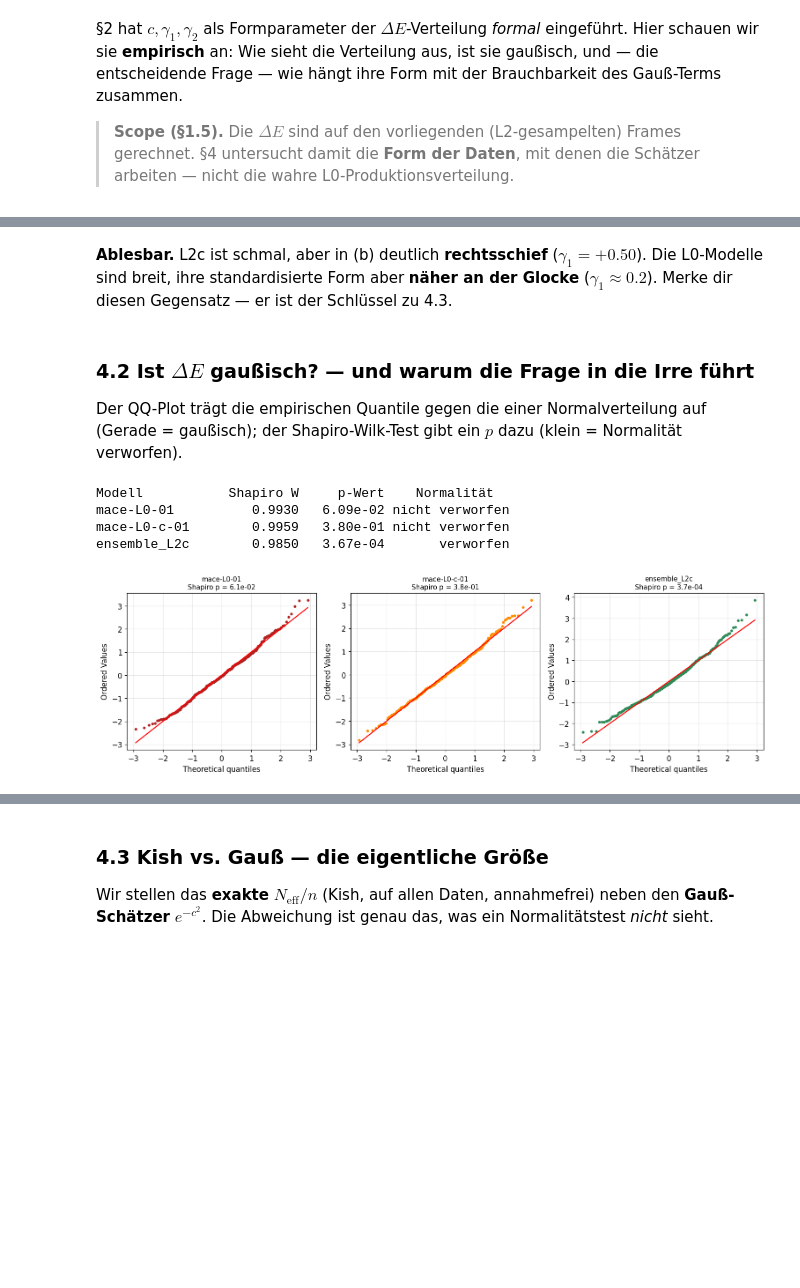
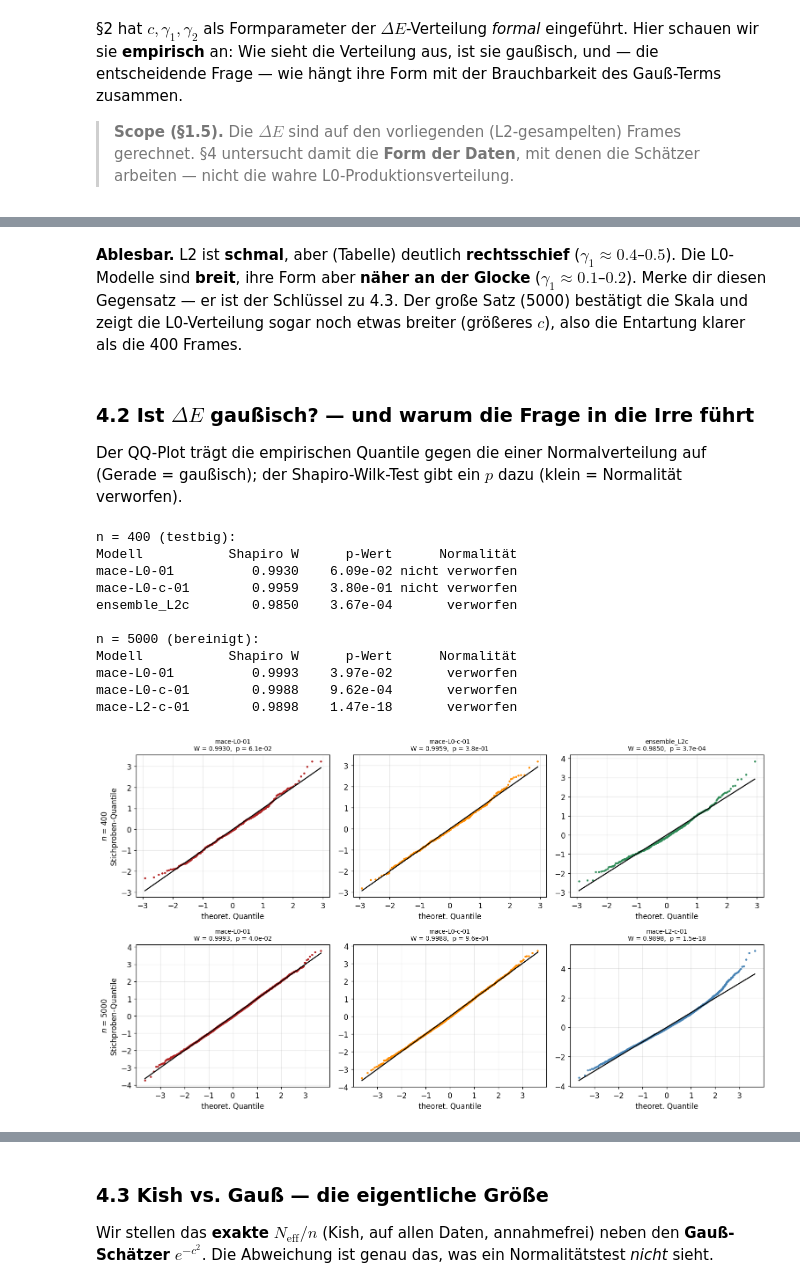
Before and after one commit to EmilOhligs/Kish_estimator, a Jupyter notebook: Results/UQ_L0/screening_methode.ipynb, the cells around one changed output, grey strips where cells are left out. Cells and saved outputs as stored; diff of their text form; code cells hidden in the pictures; blank space fills up the shorter version.

```diff
--- a/Results/UQ_L0/screening_methode.ipynb
+++ b/Results/UQ_L0/screening_methode.ipynb
@@ -261,3 +261,21 @@ ax.set_title("Reweighting-Gewichte: L0 entartet (breit), L2c gutartig (schmal)")
 ax.legend(); plt.tight_layout(); plt.show()
 # %% [output]
 [figure]
+# %%
+# dasselbe auf dem grossen Satz (n=5000, bereinigt) — SEPARATER Plot neben dem 400er
+show_full = {"mace-L0-01": "firebrick", "mace-L0-c-01": "darkorange",
+             "mace-L2-c-01": "steelblue"}
+fig, ax = plt.subplots(figsize=(8, 4.5))
+for m, col in show_full.items():
+    e_dft, e_mace = load_full(m)                     # bereinigt (ohne die 4 DFT-Artefakte)
+    w = reweighting_weights(e_dft, e_mace, beta); w = w / w.mean()
+    ne = effective_sample_size(w) / w.size
+    wn = w[w > 0]
+    bins = np.logspace(np.log10(wn.min()), np.log10(wn.max()), 40)
+    ax.hist(wn, bins=bins, density=True, histtype="step", lw=2, color=col,
+            label=f"{m}   $N_\\mathrm{{eff}}/n$ = {ne:.2f}")
+ax.axvline(1.0, color="k", ls=":", lw=1, label="$w=\\langle w\\rangle$")
+ax.set_xscale("log")
+ax.set_xlabel("$w_i / \\langle w\\rangle$"); ax.set_ylabel("Dichte")
+ax.set_title("Reweighting-Gewichte, $n$=5000 (bereinigt): L0 entartet, L2 gutartig")
+ax.legend(); plt.tight_layout(); plt.show()
@@ -801,7 +854,9 @@ ensemble_L2c      0.327   +0.501   +0.390           8.22
 # %% [markdown]
-**Ablesbar.** L2c ist schmal, aber in (b) deutlich **rechtsschief** ($\gamma_1=+0.50$).
-Die L0-Modelle sind breit, ihre standardisierte Form aber **näher an der Glocke**
-($\gamma_1\approx0.2$). Merke dir diesen Gegensatz — er ist der Schlüssel zu 4.3.
+**Ablesbar.** L2 ist **schmal**, aber (Tabelle) deutlich **rechtsschief** ($\gamma_1\approx0.4$–$0.5$).
+Die L0-Modelle sind **breit**, ihre Form aber **näher an der Glocke** ($\gamma_1\approx0.1$–$0.2$).
+Merke dir diesen Gegensatz — er ist der Schlüssel zu 4.3. Der große Satz (5000) bestätigt die
+Skala und zeigt die L0-Verteilung sogar noch etwas breiter (größeres $c$), also die Entartung
+klarer als die 400 Frames.
 # %% [markdown]
 ### 4.2 Ist $\Delta E$ gaußisch? — und warum die Frage in die Irre führt
 
@@ -810,22 +865,39 @@ gaußisch); der Shapiro-Wilk-Test gibt ein $p$ dazu (klein = Normalität verworf
 # %%
 from scipy.stats import shapiro, probplot
 
-fig, axs = plt.subplots(1, 3, figsize=(14, 4.4))
-print(f"{'Modell':<15}{'Shapiro W':>11}{'p-Wert':>11}{'  Normalität':>14}")
-for ax, (m, col) in zip(axs, SHOW.items()):
-    e_dft, e_mace = load_energies(CACHE / MODELS[m]); dE = e_dft - e_mace
-    z = (dE - dE.mean()) / dE.std(ddof=1)
-    probplot(z, dist="norm", plot=ax)
-    W, pp = shapiro(dE)
-    verdict = "verworfen" if pp < 0.05 else "nicht verworfen"
-    print(f"{m:<15}{W:>11.4f}{pp:>11.2e}{verdict:>16}")
-    ax.set_title(f"{m}\nShapiro p = {pp:.1e}", fontsize=10)
-    ax.get_lines()[0].set_color(col); ax.get_lines()[0].set_markersize(3)
+def qq_row(axrow, items, loader):
+    print(f"{'Modell':<15}{'Shapiro W':>11}{'p-Wert':>12}{'  Normalität':>16}")
+    for ax, (m, col) in zip(axrow, items):
+        e_dft, e_mace = loader(m); dE = e_dft - e_mace
+        z = (dE - dE.mean()) / dE.std(ddof=1)
+        probplot(z, dist="norm", plot=ax)
+        W, pp = shapiro(dE)
+        verdict = "verworfen" if pp < 0.05 else "nicht verworfen"
+        print(f"{m:<15}{W:>11.4f}{pp:>12.2e}{verdict:>16}")
+        ax.set_title(f"{m}\nW = {W:.4f},  p = {pp:.1e}", fontsize=9)
+        ax.get_lines()[0].set_color(col); ax.get_lines()[0].set_markersize(2)
+        ax.get_lines()[1].set_color("k")
+        ax.set_xlabel("theoret. Quantile"); ax.set_ylabel("")
+
+fig, axs = plt.subplots(2, 3, figsize=(14, 8))
+print("n = 400 (testbig):")
+qq_row(axs[0], list(SHOW_400.items()),  lambda m: load_energies(CACHE / MODELS[m]))
+print("\nn = 5000 (bereinigt):")
+qq_row(axs[1], list(SHOW_5000.items()), lambda m: load_full(m))
+axs[0, 0].set_ylabel("$n$ = 400\nStichproben-Quantile")
+axs[1, 0].set_ylabel("$n$ = 5000\nStichproben-Quantile")
 plt.tight_layout(); plt.show()
 # %% [output]
-Modell           Shapiro W     p-Wert    Normalität
-mace-L0-01          0.9930   6.09e-02 nicht verworfen
-mace-L0-c-01        0.9959   3.80e-01 nicht verworfen
-ensemble_L2c        0.9850   3.67e-04       verworfen
+n = 400 (testbig):
+Modell           Shapiro W      p-Wert      Normalität
+mace-L0-01          0.9930    6.09e-02 nicht verworfen
+mace-L0-c-01        0.9959    3.80e-01 nicht verworfen
+ensemble_L2c        0.9850    3.67e-04       verworfen
+
+n = 5000 (bereinigt):
+Modell           Shapiro W      p-Wert      Normalität
+mace-L0-01          0.9993    3.97e-02       verworfen
+mace-L0-c-01        0.9988    9.62e-04       verworfen
+mace-L2-c-01        0.9898    1.47e-18       verworfen
-[figure, old version]
+[figure, new version]
 # %% [markdown]
```
Also changed, not shown: parts of 15 cells of this notebook, 3 other files.
